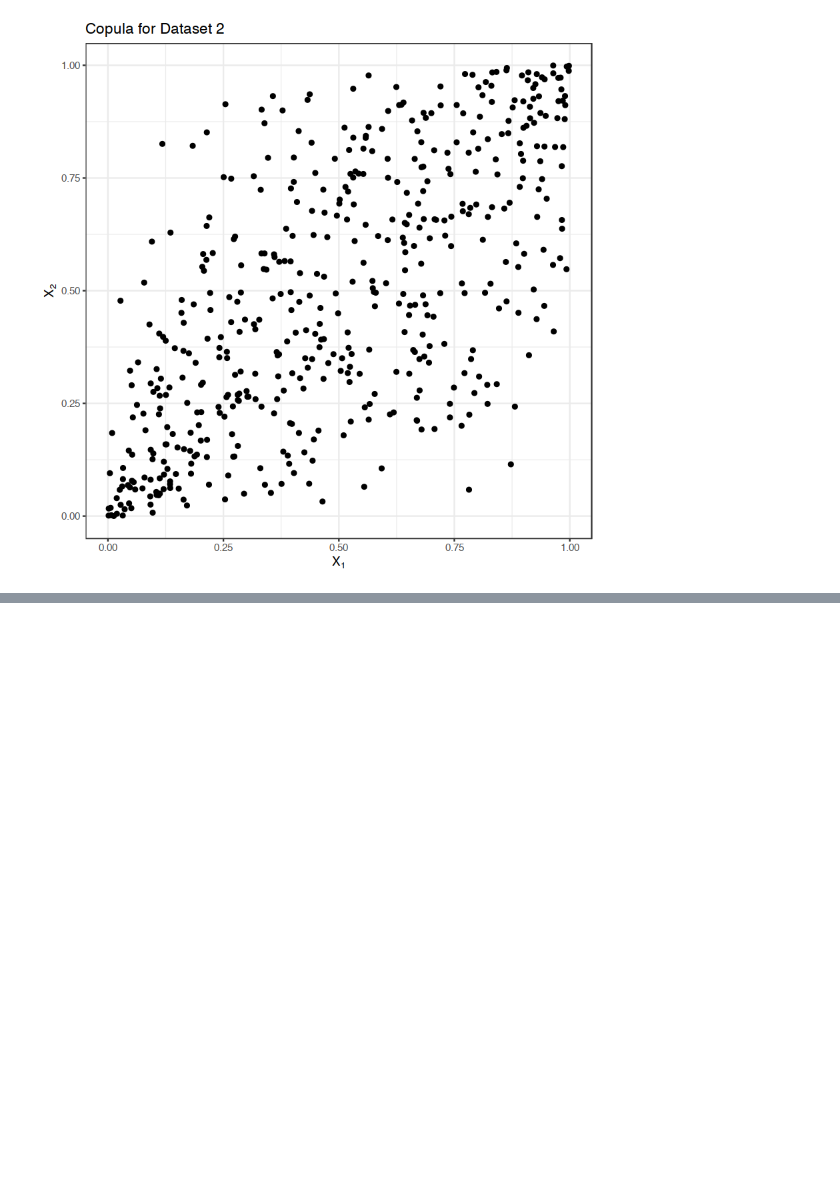
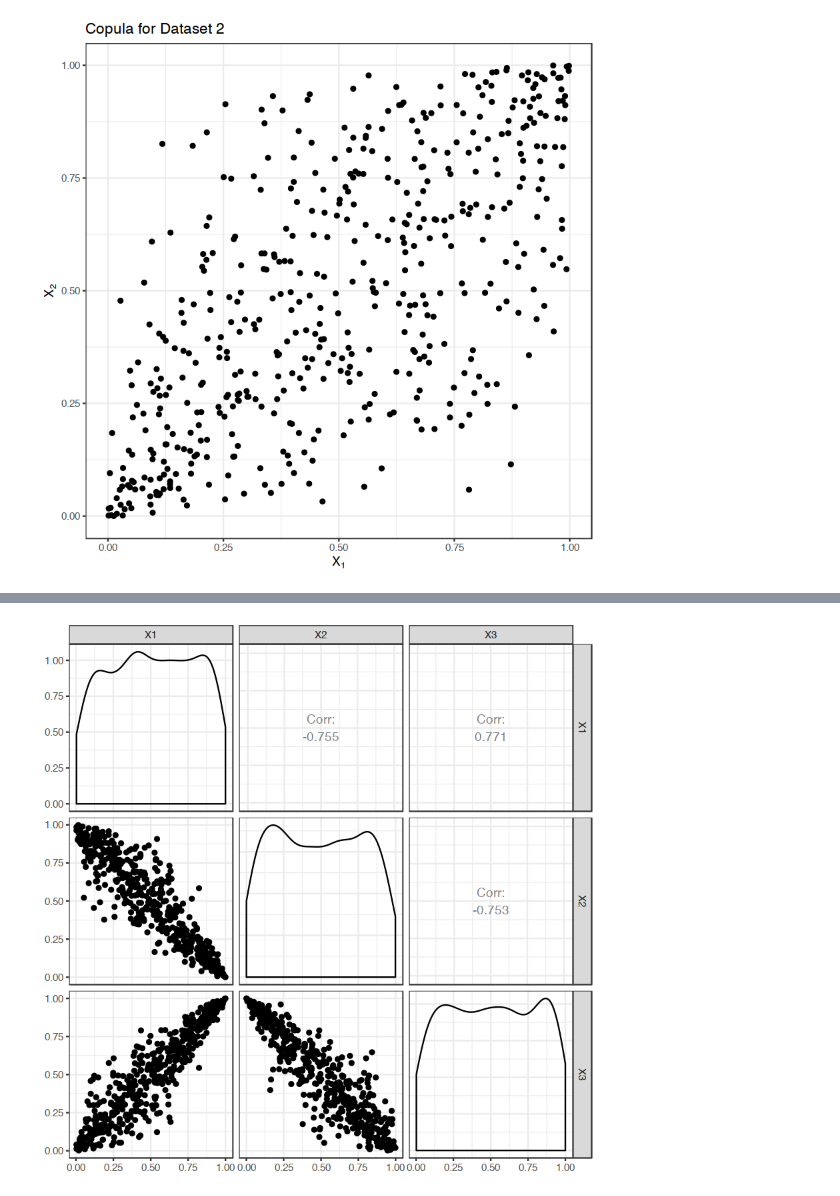
Before and after one commit to rplzzz/copula-explore, a Jupyter notebook: intro-to-copulas.ipynb, the cells around one changed output, grey strips where cells are left out. Drawn from its saved outputs; the diff is of its cells as text; code cells hidden in the pictures; blank space fills up the shorter version.

```diff
--- a/intro-to-copulas.ipynb
+++ b/intro-to-copulas.ipynb
@@ -53,0 +158,5 @@ The conclusion we get from all of this is that when we care about the joint dist
+# %%
+ghrotcop <- rotCopula(ghcop, c(FALSE, TRUE, FALSE))
+pairplot_mat(rCopula(500, ghrotcop))
+# %% [output]
+[figure, added]
```
Also changed, not shown: parts of 19 cells of this notebook, 1 other file.
